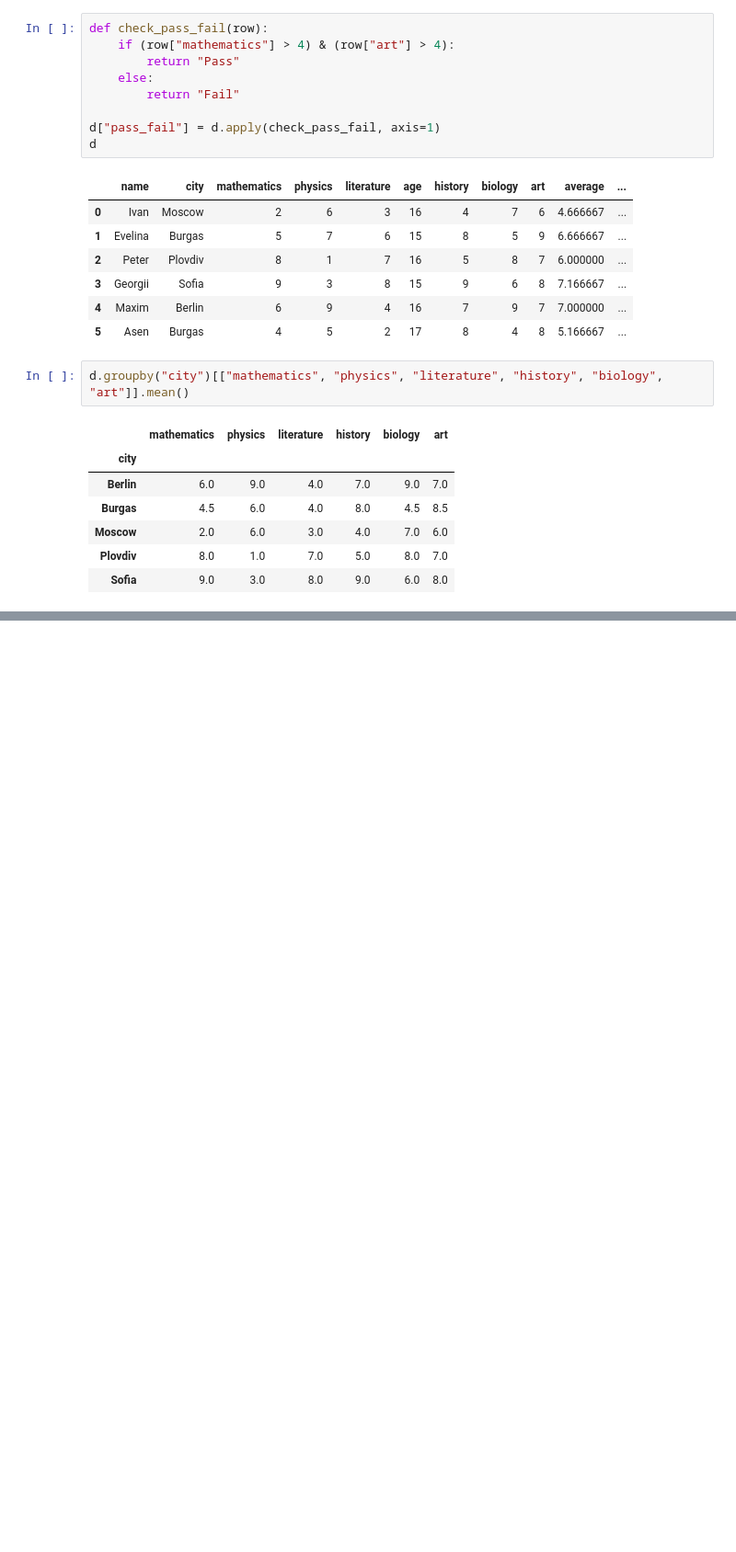
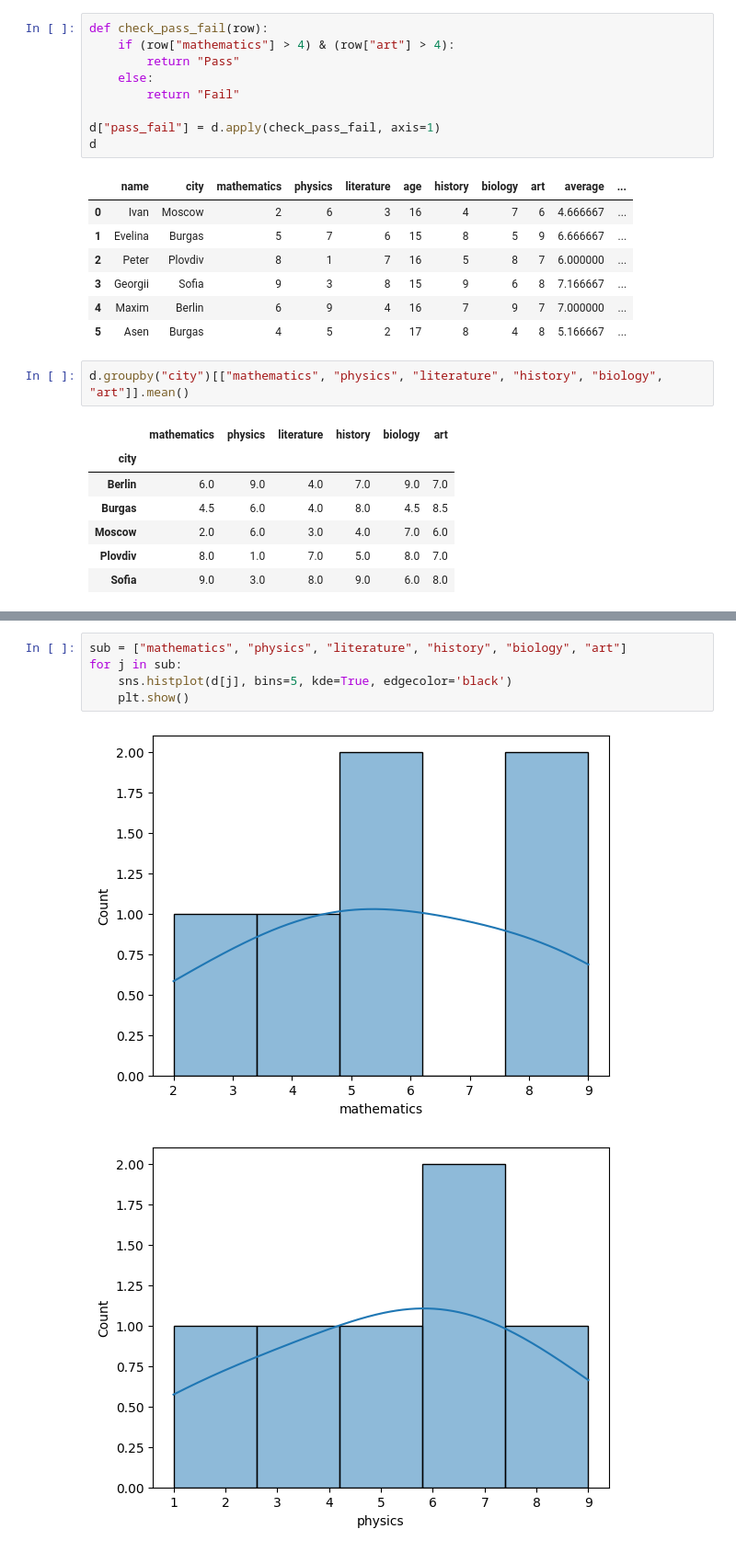
Before and after one commit to Poitreqm/Data_Task, a Jupyter notebook: Students_exc_1/students_exc_1.ipynb, the cells around one changed output, grey strips where cells are left out. Shown: that part at 92% size. Drawn from its saved outputs; the diff is of its cells as text; blank space fills up the shorter version.

```diff
--- a/Students_exc_1/students_exc_1.ipynb
+++ b/Students_exc_1/students_exc_1.ipynb
@@ -307,0 +382,8 @@ d.groupby("city")[["mathematics", "physics", "literature", "history", "biology",
+# %%
+sub = ["mathematics", "physics", "literature", "history", "biology", "art"]
+for j in sub:
+    sns.histplot(d[j], bins=5, kde=True, edgecolor='black')
+    plt.show()
+# %% [output]
+[figure, added]
+[figure, added]
```
Also changed, not shown: parts of 17 cells of this notebook.
